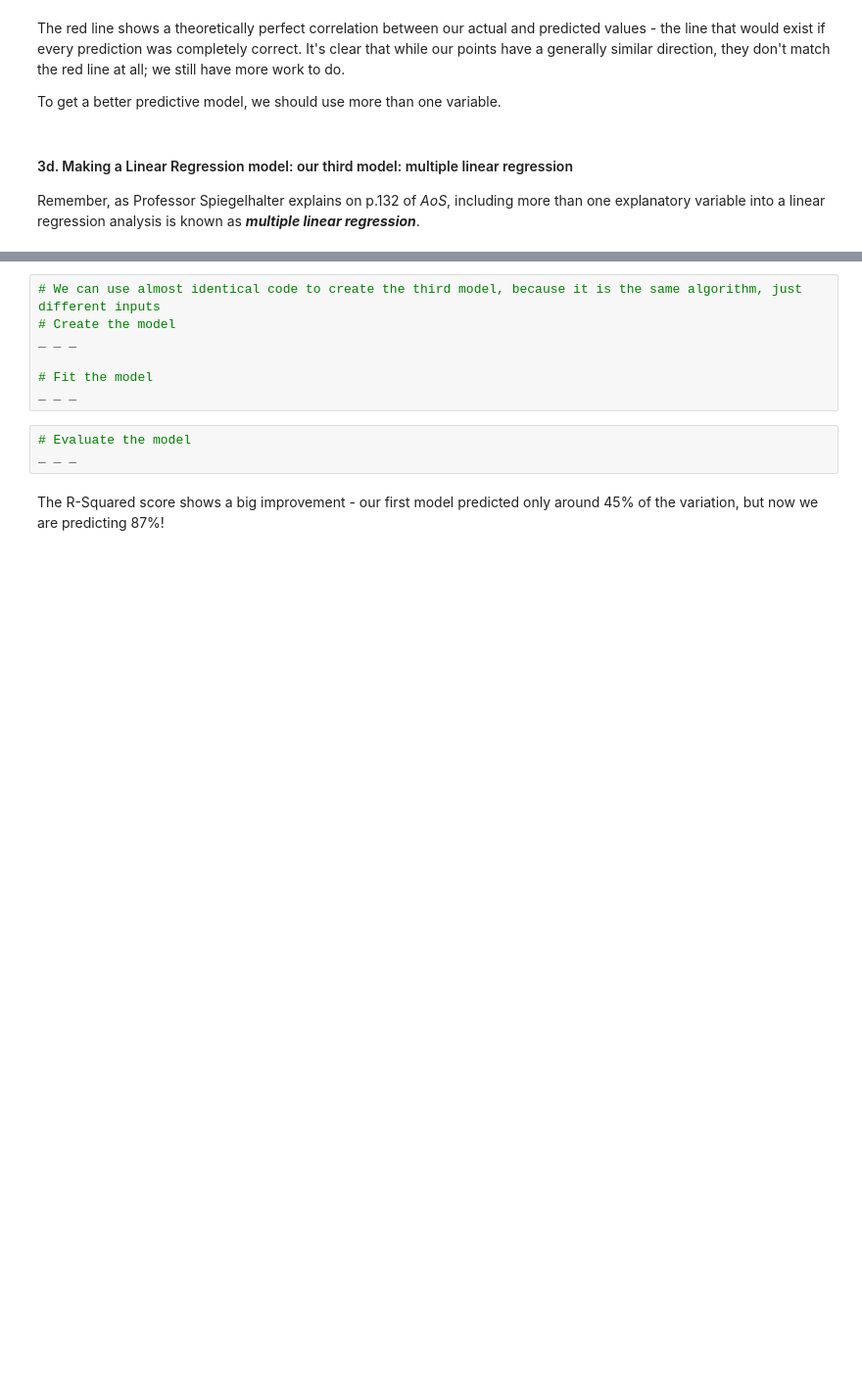
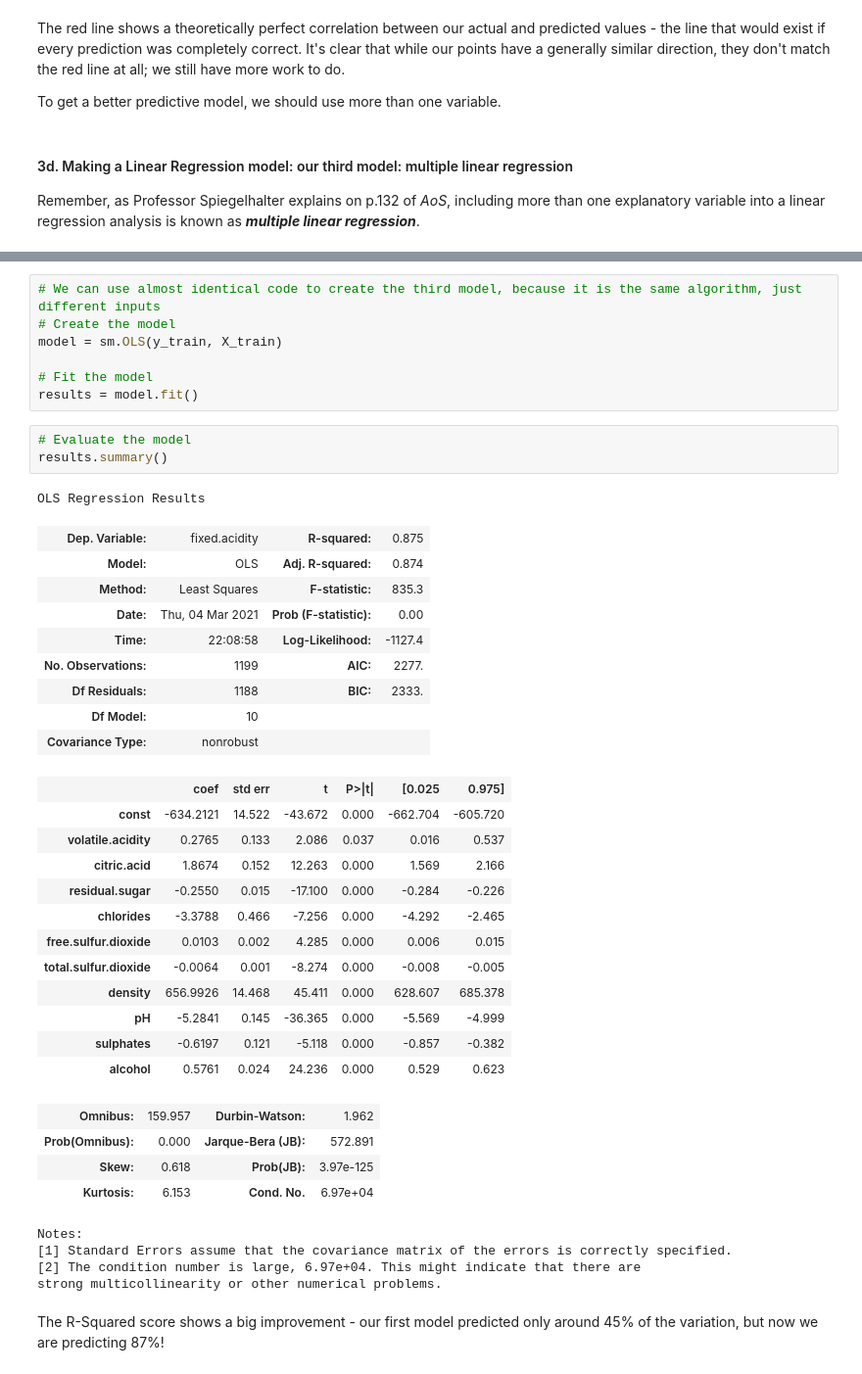
Before and after one commit to dmclark53/Springboard, a Jupyter notebook: Linear-Regression/Springboard Regression Case Study - the Red Wine Dataset - Tier 3.ipynb, the cells around one changed output, grey strips where cells are left out. Shown at 98% size. Saved outputs shown, nothing was run; the diff lists cells and outputs as text; blank space fills up the shorter version.

```diff
--- a/Linear-Regression/Springboard Regression Case Study - the Red Wine Dataset - Tier 3.ipynb
+++ b/Linear-Regression/Springboard Regression Case Study - the Red Wine Dataset - Tier 3.ipynb
@@ -458,13 +454,44 @@ _ _ _
 # %%
 # We can use almost identical code to create the third model, because it is the same algorithm, just different inputs
 # Create the model
-_ _ _
+model = sm.OLS(y_train, X_train)
 
 # Fit the model
-_ _ _
+results = model.fit()
 # %%
 # Evaluate the model
-_ _ _
+results.summary()
+# %% [output]
+OLS Regression Results
+| Dep. Variable: | fixed.acidity | R-squared: | 0.875 |
+| Model: | OLS | Adj. R-squared: | 0.874 |
+| Method: | Least Squares | F-statistic: | 835.3 |
+| Date: | Thu, 04 Mar 2021 | Prob (F-statistic): | 0.00 |
+| Time: | 22:08:58 | Log-Likelihood: | -1127.4 |
+| No. Observations: | 1199 | AIC: | 2277. |
+| Df Residuals: | 1188 | BIC: | 2333. |
+| Df Model: | 10 |  |  |
+| Covariance Type: | nonrobust |  |  |
+|  | coef | std err | t | P>|t| | [0.025 | 0.975] |
+| const | -634.2121 | 14.522 | -43.672 | 0.000 | -662.704 | -605.720 |
+| volatile.acidity | 0.2765 | 0.133 | 2.086 | 0.037 | 0.016 | 0.537 |
+| citric.acid | 1.8674 | 0.152 | 12.263 | 0.000 | 1.569 | 2.166 |
+| residual.sugar | -0.2550 | 0.015 | -17.100 | 0.000 | -0.284 | -0.226 |
+| chlorides | -3.3788 | 0.466 | -7.256 | 0.000 | -4.292 | -2.465 |
+| free.sulfur.dioxide | 0.0103 | 0.002 | 4.285 | 0.000 | 0.006 | 0.015 |
+| total.sulfur.dioxide | -0.0064 | 0.001 | -8.274 | 0.000 | -0.008 | -0.005 |
+| density | 656.9926 | 14.468 | 45.411 | 0.000 | 628.607 | 685.378 |
+| pH | -5.2841 | 0.145 | -36.365 | 0.000 | -5.569 | -4.999 |
+| sulphates | -0.6197 | 0.121 | -5.118 | 0.000 | -0.857 | -0.382 |
+| alcohol | 0.5761 | 0.024 | 24.236 | 0.000 | 0.529 | 0.623 |
+| Omnibus: | 159.957 | Durbin-Watson: | 1.962 |
+| Prob(Omnibus): | 0.000 | Jarque-Bera (JB): | 572.891 |
+| Skew: | 0.618 | Prob(JB): | 3.97e-125 |
+| Kurtosis: | 6.153 | Cond. No. | 6.97e+04 |
+Notes:
+[1] Standard Errors assume that the covariance matrix of the errors is correctly specified.
+[2] The condition number is large, 6.97e+04. This might indicate that there are
+strong multicollinearity or other numerical problems.
 # %% [markdown]
 The R-Squared score shows a big improvement - our first model predicted only around 45% of the variation, but now we are predicting 87%!
 # %%
```
Also changed, not shown: parts of 10 cells of this notebook.
